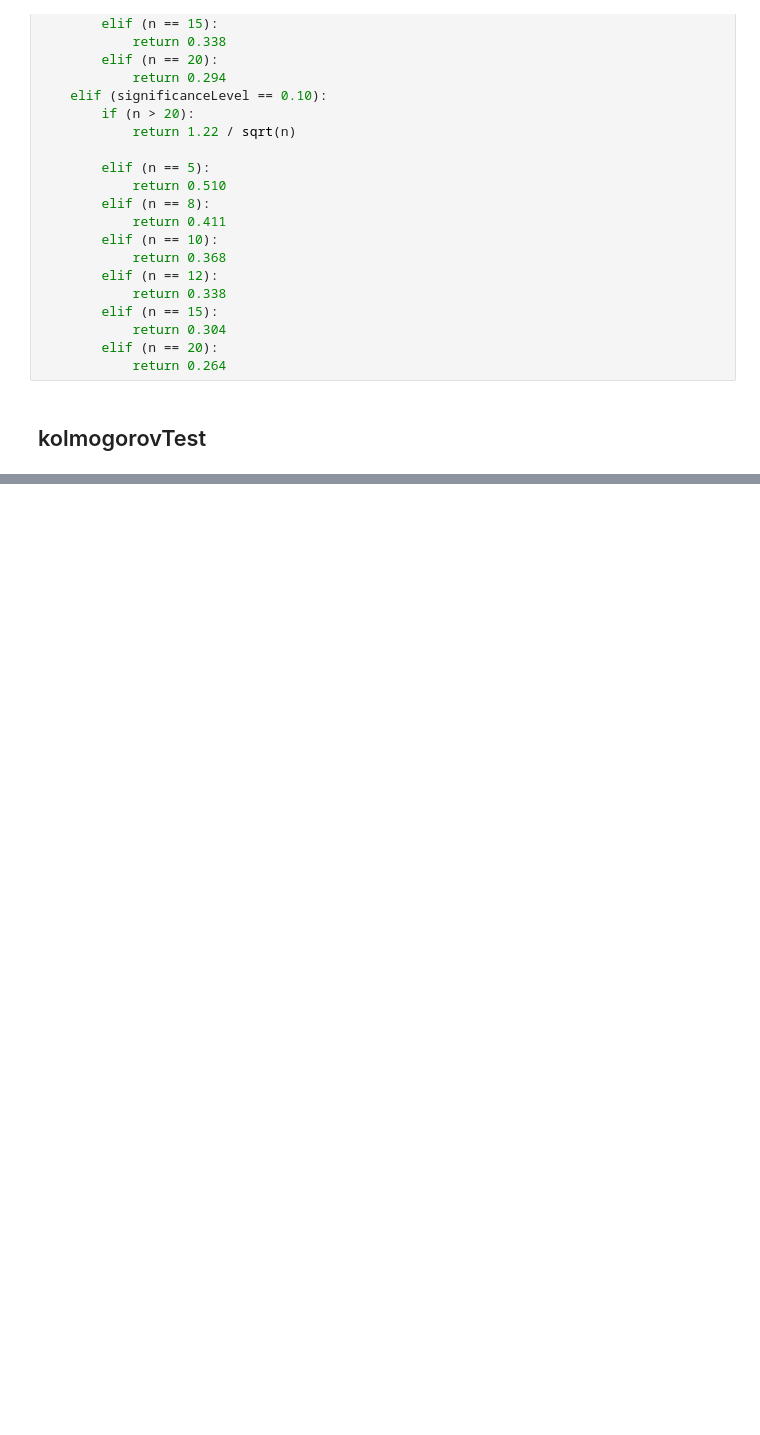
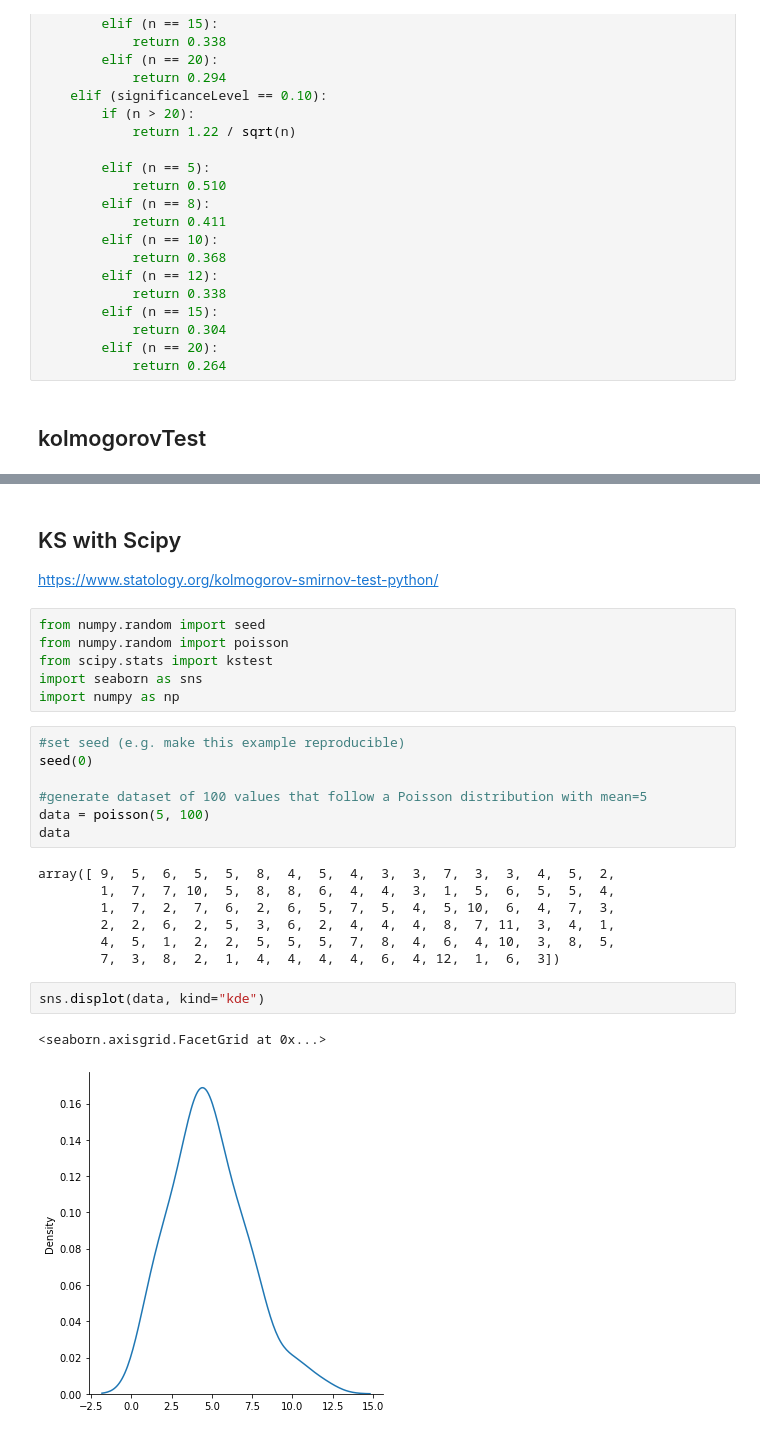
Before and after one commit to DiegoFLM/statistics-probabilty, a Jupyter notebook: randomnessTests/statisticalTesting.ipynb, the cells around one changed output, grey strips where cells are left out. Saved outputs shown, nothing was run; the diff lists cells and outputs as text; blank space fills up the shorter version.

Commit message:
series test done, pending revision

```diff
--- a/randomnessTests/statisticalTesting.ipynb
+++ b/randomnessTests/statisticalTesting.ipynb
@@ -362,0 +410,28 @@ True
+# %% [markdown]
+## KS with Scipy
+https://www.statology.org/kolmogorov-smirnov-test-python/
+# %%
+from numpy.random import seed
+from numpy.random import poisson
+from scipy.stats import kstest
+import seaborn as sns
+import numpy as np
+# %%
+#set seed (e.g. make this example reproducible)
+seed(0)
+
+#generate dataset of 100 values that follow a Poisson distribution with mean=5
+data = poisson(5, 100)
+data
+# %% [output]
+array([ 9,  5,  6,  5,  5,  8,  4,  5,  4,  3,  3,  7,  3,  3,  4,  5,  2,
+        1,  7,  7, 10,  5,  8,  8,  6,  4,  4,  3,  1,  5,  6,  5,  5,  4,
+        1,  7,  2,  7,  6,  2,  6,  5,  7,  5,  4,  5, 10,  6,  4,  7,  3,
+        2,  2,  6,  2,  5,  3,  6,  2,  4,  4,  4,  8,  7, 11,  3,  4,  1,
+        4,  5,  1,  2,  2,  5,  5,  5,  7,  8,  4,  6,  4, 10,  3,  8,  5,
+        7,  3,  8,  2,  1,  4,  4,  4,  4,  6,  4, 12,  1,  6,  3])
+# %%
+sns.displot(data, kind="kde")
+# %% [output]
+<seaborn.axisgrid.FacetGrid at 0x...>
+[figure, added]
```
Also changed, not shown: parts of 27 cells of this notebook.
